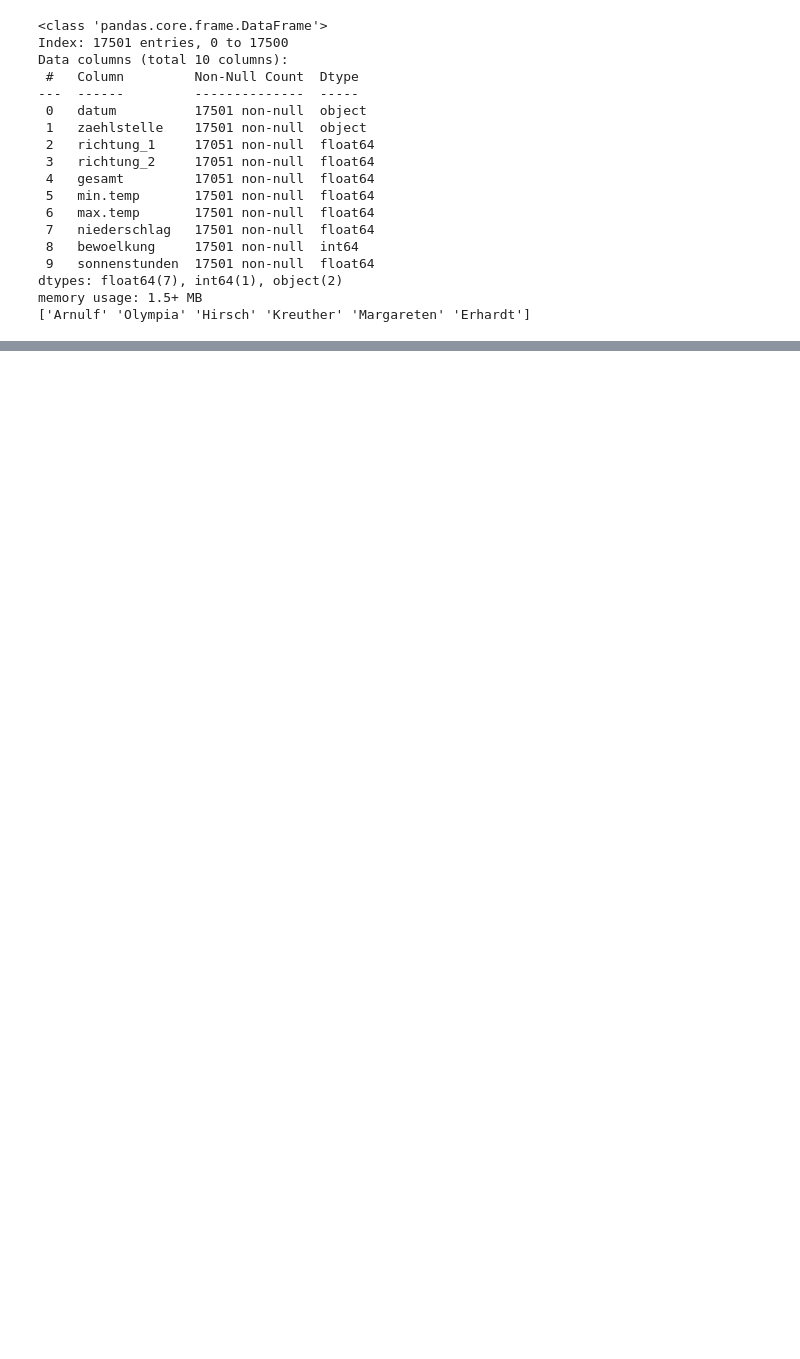
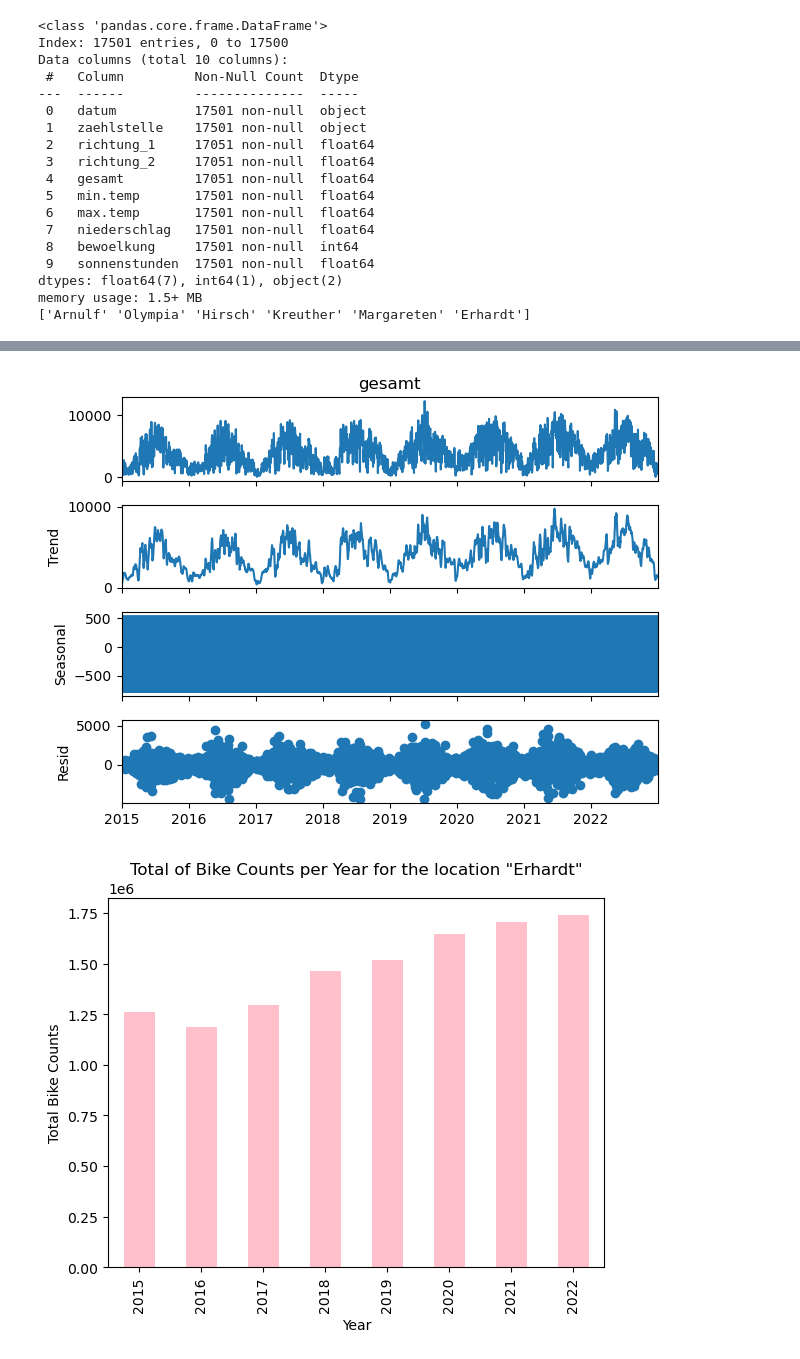
Before and after one commit to cap7586/CaroPeThesis, a Jupyter notebook: Munich_Complete_Analysis/Muc.ipynb, the cells around one changed output, grey strips where cells are left out. Cells and saved outputs as stored; diff of their text form; code cells hidden in the pictures; blank space fills up the shorter version.

Commit message:
added frei notebook to do the exact same analysis that was done for Munich in Muc notebook (following the medium post)

```diff
--- a/Munich_Complete_Analysis/Muc.ipynb
+++ b/Munich_Complete_Analysis/Muc.ipynb
@@ -99,0 +104,15 @@ plt.show()
+# %%
+# Now let's perform seasonal decomposition for a specific location, for example, 'Erhardt'
+df_location_erhardt = df_munich[df_munich['zaehlstelle'] == 'Erhardt']
+res = sm.tsa.seasonal_decompose(df_location_erhardt.set_index('datum')['gesamt'], model='additive')
+res.plot()
+
+plt.show()
+
+# Yearly aggregation
+yearly_data = df_location_erhardt.groupby(df_location_erhardt['datum'].dt.year)['gesamt'].sum()
+yearly_data.plot(kind='bar', xlabel='Year', ylabel='Total Bike Counts', color='pink', title='Total of Bike Counts per Year for the location "Erhardt"')
+plt.show()
+# %% [output]
+[figure, added]
+[figure, added]
```
Also changed, not shown: parts of 4 cells of this notebook, 6 other files.
